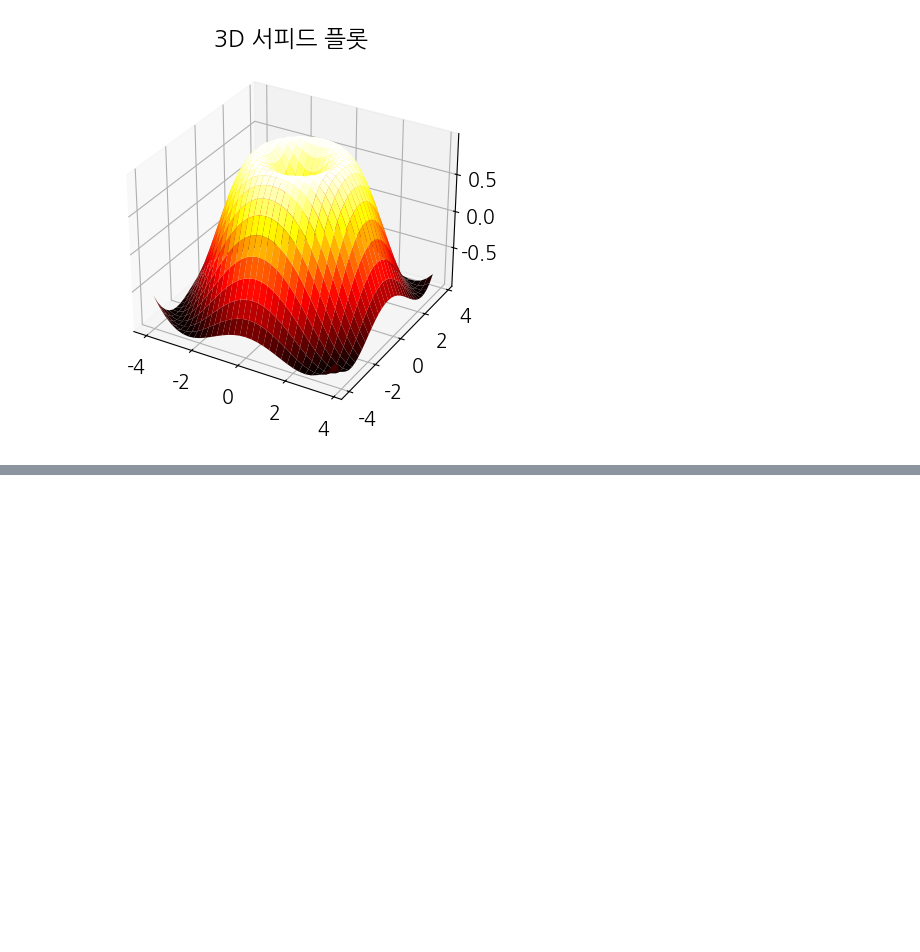
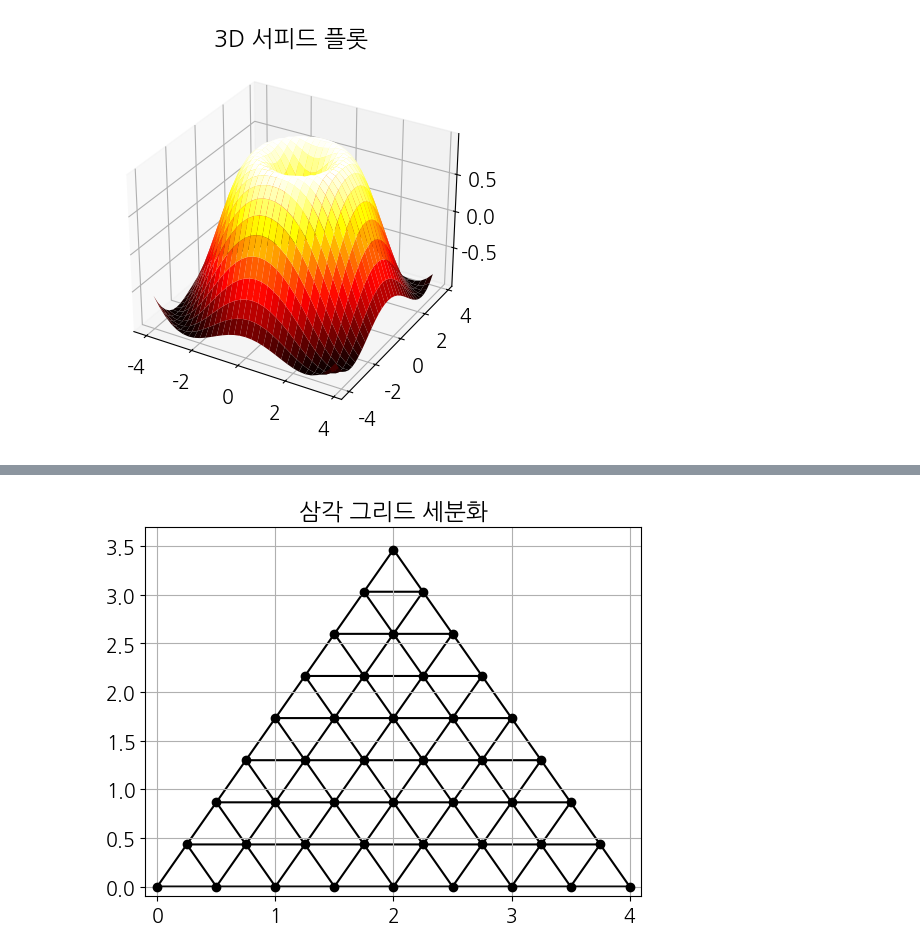
Before and after one commit to kymial/AWS, a Jupyter notebook: pythonwarkspace/matplotlib_visualize_data/matplotlib_variety_plots.ipynb, the cells around one changed output, grey strips where cells are left out. Cells and saved outputs as stored; diff of their text form; code cells hidden in the pictures; blank space fills up the shorter version.

```diff
--- a/pythonwarkspace/matplotlib_visualize_data/matplotlib_variety_plots.ipynb
+++ b/pythonwarkspace/matplotlib_visualize_data/matplotlib_variety_plots.ipynb
@@ -244,0 +295,13 @@ plt.show()
+# %%
+refiner = mtri.UniformTriRefiner(triangle)
+triangle2 = refiner.refine_triangulation(subdiv=2)
+
+plt.title('삼각 그리드 세분화')
+plt.triplot(triangle2, 'ko-')
+plt.xlim(-0.1, 4.1)
+plt.ylim(-0.1, 3.7)
+plt.grid(True)
+
+plt.show()
+# %% [output]
+[figure, added]
```
Also changed, not shown: parts of 10 cells of this notebook, 1 other file.
